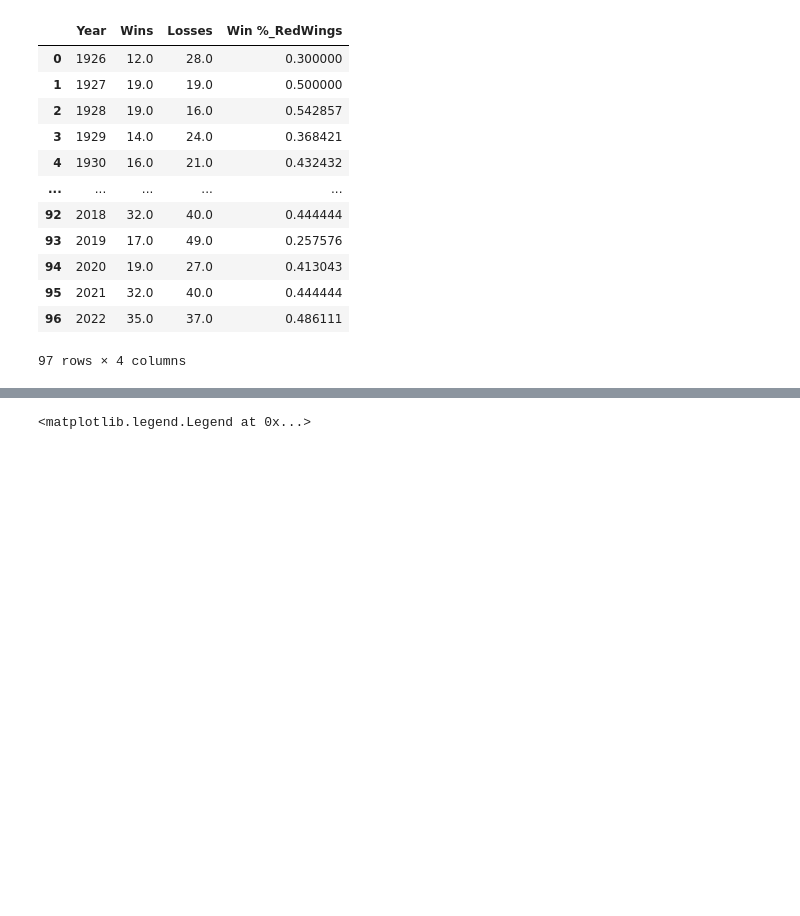
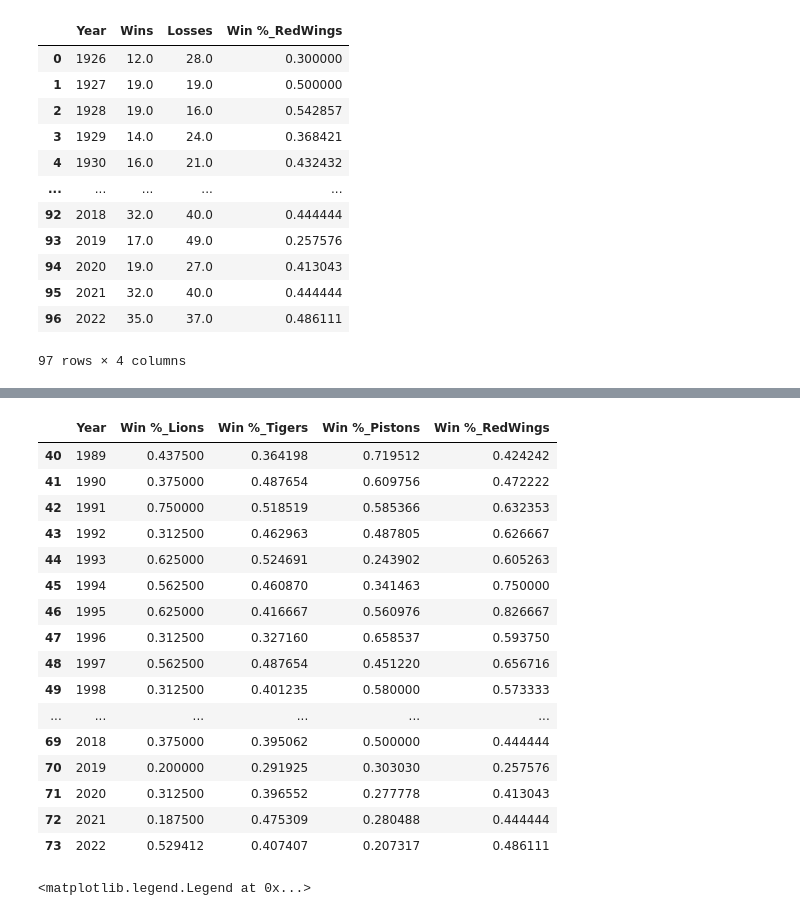
Before and after one commit to brunoramosmartins/SpecializationDataScience, a Jupyter notebook: AppliedPlottingChartingDataRepresentation/Week4/assignment4.ipynb, the cells around one changed output, grey strips where cells are left out. Saved outputs shown, nothing was run; the diff lists cells and outputs as text; code cells hidden in the pictures; blank space fills up the shorter version.

```diff
--- a/AppliedPlottingChartingDataRepresentation/Week4/assignment4.ipynb
+++ b/AppliedPlottingChartingDataRepresentation/Week4/assignment4.ipynb
@@ -321,3 +287,23 @@ Big4_Michigan=pd.merge(Big4_Michigan,redw.drop(['Wins','Losses'], axis=1),on='Ye
+# %%
+Big4_Michigan[40:]
+# %% [output]
+|  | Year | Win %_Lions | Win %_Tigers | Win %_Pistons | Win %_RedWings |
+| 40 | 1989 | 0.437500 | 0.364198 | 0.719512 | 0.424242 |
+| 41 | 1990 | 0.375000 | 0.487654 | 0.609756 | 0.472222 |
+| 42 | 1991 | 0.750000 | 0.518519 | 0.585366 | 0.632353 |
+| 43 | 1992 | 0.312500 | 0.462963 | 0.487805 | 0.626667 |
+| 44 | 1993 | 0.625000 | 0.524691 | 0.243902 | 0.605263 |
+| 45 | 1994 | 0.562500 | 0.460870 | 0.341463 | 0.750000 |
+| 46 | 1995 | 0.625000 | 0.416667 | 0.560976 | 0.826667 |
+| 47 | 1996 | 0.312500 | 0.327160 | 0.658537 | 0.593750 |
+| 48 | 1997 | 0.562500 | 0.487654 | 0.451220 | 0.656716 |
+| 49 | 1998 | 0.312500 | 0.401235 | 0.580000 | 0.573333 |
+| ... | ... | ... | ... | ... | ... |
+| 69 | 2018 | 0.375000 | 0.395062 | 0.500000 | 0.444444 |
+| 70 | 2019 | 0.200000 | 0.291925 | 0.303030 | 0.257576 |
+| 71 | 2020 | 0.312500 | 0.396552 | 0.277778 | 0.413043 |
+| 72 | 2021 | 0.187500 | 0.475309 | 0.280488 | 0.444444 |
+| 73 | 2022 | 0.529412 | 0.407407 | 0.207317 | 0.486111 |
 # %%
 # %matplotlib notebook
 # Draw KDE
```
Also changed, not shown: parts of 7 cells of this notebook, 2 other files.
